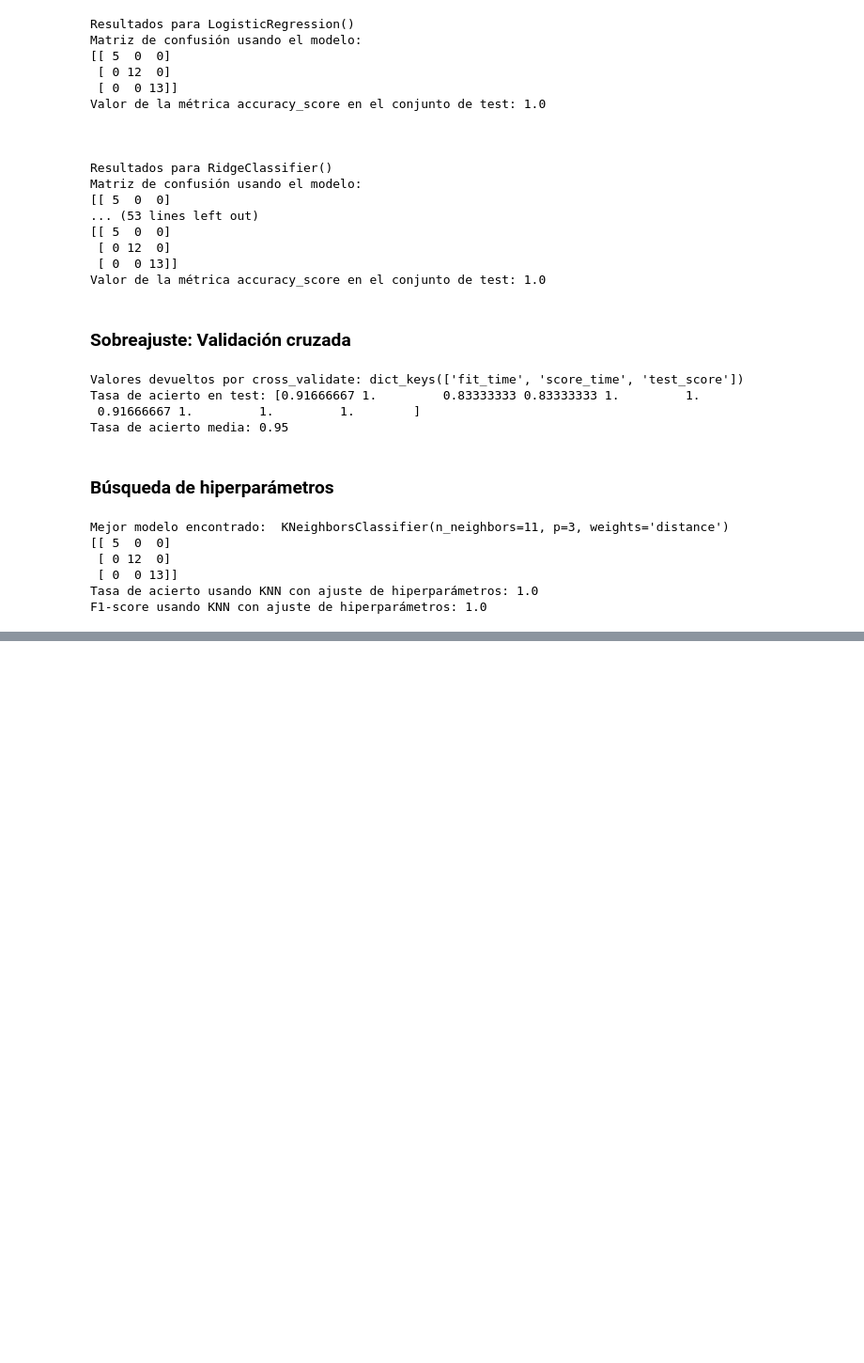
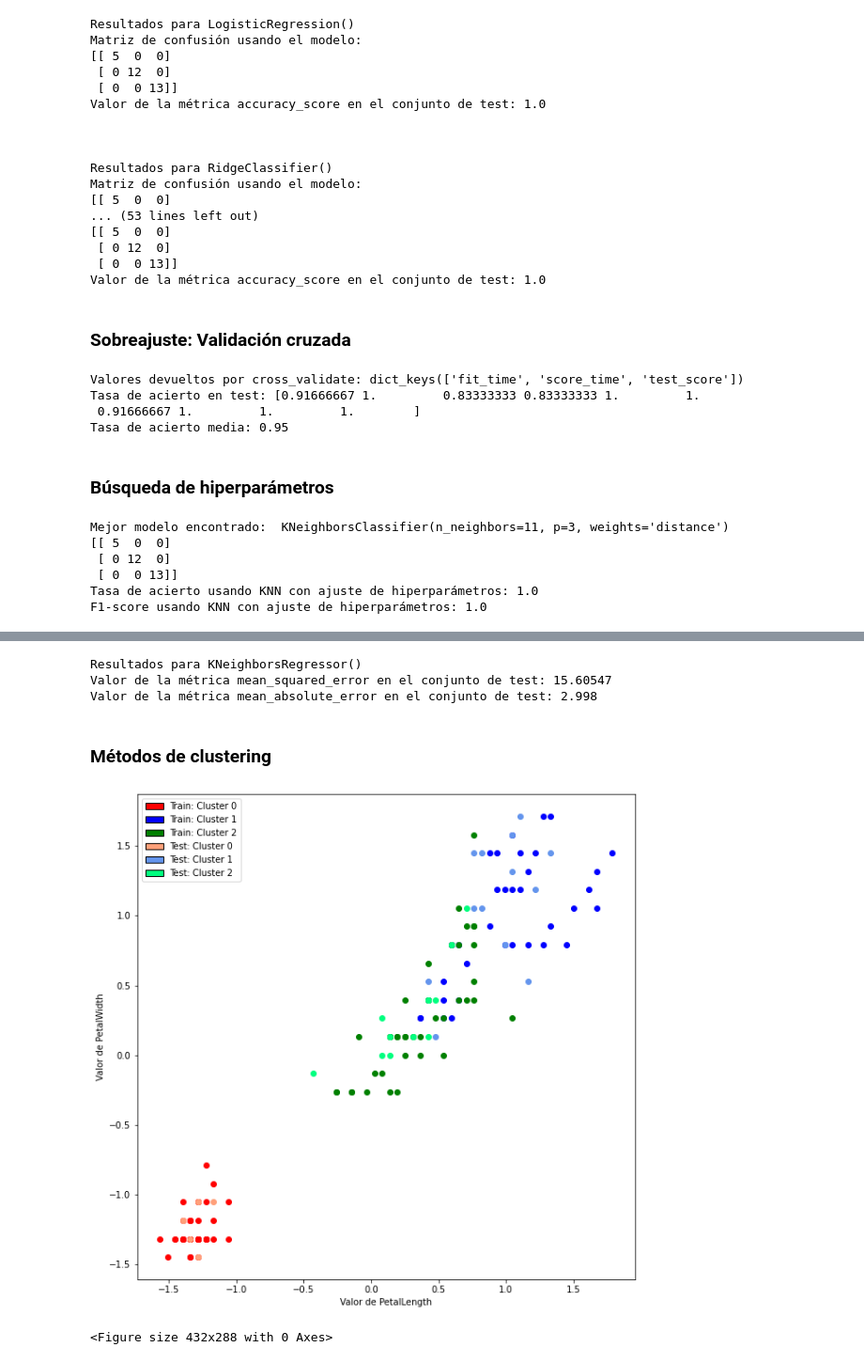
Before and after one commit to advy99/taller_osl_sklearn, a Jupyter notebook: notebook_taller.ipynb, the cells around one changed output, grey strips where cells are left out. Shown at 94% size. Drawn from its saved outputs; the diff is of its cells as text; code cells hidden in the pictures; blank space fills up the shorter version.

```diff
--- a/notebook_taller.ipynb
+++ b/notebook_taller.ipynb
@@ -614,0 +689,2 @@ F1-score usando KNN con ajuste de hiperparámetros: 1.0
+# %%
+x_train_mpg, x_test_mpg, y_train_mpg, y_test_mpg = skl.model_selection.train_test_split(x_mpg_normalizado, y_mpg, test_size = 0.2)
@@ -614,0 +724,65 @@ F1-score usando KNN con ajuste de hiperparámetros: 1.0
+# %%
+x_train_mpg, x_test_mpg, y_train_mpg, y_test_mpg = skl.model_selection.train_test_split(x_mpg_dataset, y_mpg, test_size = 0.2)
+
+modelos = [
+    skl.neighbors.KNeighborsRegressor()
+]
+
+ajustar_evaluar_modelo(x_train_mpg, x_test_mpg, y_train_mpg, y_test_mpg,
+                       modelos, metricas, mostrar_matriz_confusion = False)
+# %% [output]
+Resultados para KNeighborsRegressor()
+Valor de la métrica mean_squared_error en el conjunto de test: 15.60547
+Valor de la métrica mean_absolute_error en el conjunto de test: 2.998
+# %% [markdown]
+### Métodos de clustering
+# %%
+import sklearn.cluster
+
+modelo_kmeans = skl.cluster.KMeans(n_clusters = 3)
+
+modelo_kmeans.fit(x_train_iris)
+
+predicciones_kmeans_train = modelo_kmeans.predict(x_train_iris)
+predicciones_kmeans_test = modelo_kmeans.predict(x_test_iris)
+# %%
+iris_train_kmeans = pd.DataFrame(x_train_iris)
+iris_test_kmeans = pd.DataFrame(x_test_iris)
+
+iris_train_kmeans["Cluster"] = predicciones_kmeans_train
+iris_test_kmeans["Cluster"] = predicciones_kmeans_test
+
+iris_train_c0 = iris_train_kmeans[iris_train_kmeans["Cluster"] == 0]
+iris_train_c1 = iris_train_kmeans[iris_train_kmeans["Cluster"] == 1]
+iris_train_c2 = iris_train_kmeans[iris_train_kmeans["Cluster"] == 2]
+
+iris_test_c0 = iris_test_kmeans[iris_test_kmeans["Cluster"] == 0]
+iris_test_c1 = iris_test_kmeans[iris_test_kmeans["Cluster"] == 1]
+iris_test_c2 = iris_test_kmeans[iris_test_kmeans["Cluster"] == 2]
+
+colores_grafico = ["red", "blue", "green", "lightsalmon", "cornflowerblue", "springgreen"]
+
+
+plt.figure(figsize = (10, 10))
+plt.scatter(iris_train_c0[2], iris_train_c0[3], color = colores_grafico[0])
+plt.scatter(iris_train_c1[2], iris_train_c1[3], color = colores_grafico[1])
+plt.scatter(iris_train_c2[2], iris_train_c2[3], color = colores_grafico[2])
+
+plt.scatter(iris_test_c0[2], iris_test_c0[3], color = colores_grafico[3])
+plt.scatter(iris_test_c1[2], iris_test_c1[3], color = colores_grafico[4])
+plt.scatter(iris_test_c2[2], iris_test_c2[3], color = colores_grafico[5])
+
+plt.title("")
+plt.xlabel("Valor de PetalLength")
+plt.ylabel("Valor de PetalWidth")
+
+handles = [matplotlib.patches.Rectangle((0, 0), 1, 1, color=c, ec="k") for c in colores_grafico]
+labels = ["Train: Cluster 0", "Train: Cluster 1", "Train: Cluster 2", "Test: Cluster 0", "Test: Cluster 1", "Test: Cluster 2"]
+plt.legend(handles, labels)
+
+
+plt.show()
+plt.clf()
+# %% [output]
+[figure, added]
+<Figure size 432x288 with 0 Axes>
```
Also changed, not shown: parts of 9 cells of this notebook.
